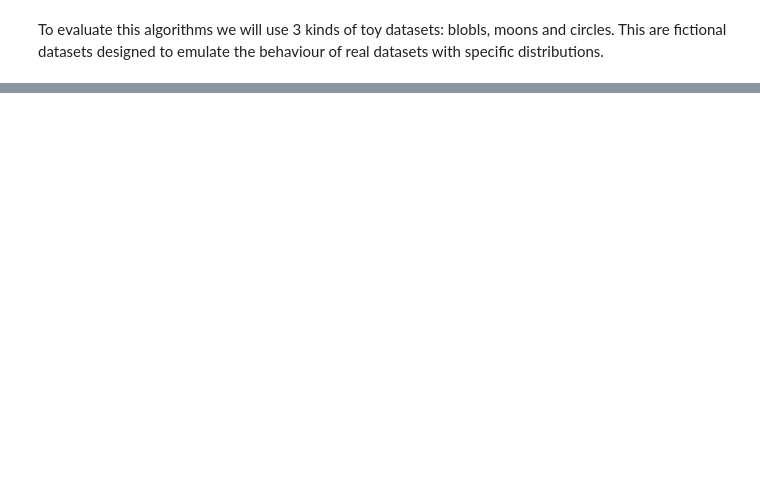
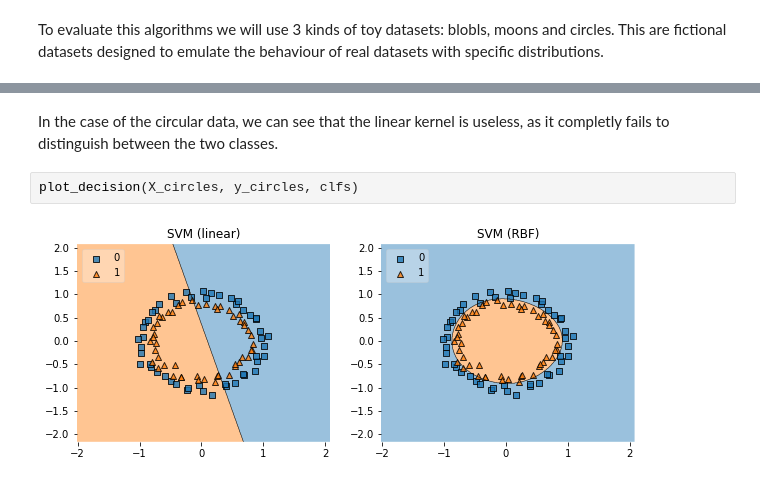
Before and after one commit to xaviersantos/dm, a Jupyter notebook: tpc4/tpc4.ipynb, the cells around one changed output, grey strips where cells are left out. Drawn from its saved outputs; the diff is of its cells as text; blank space fills up the shorter version.

```diff
--- a/tpc4/tpc4.ipynb
+++ b/tpc4/tpc4.ipynb
@@ -45,0 +95,6 @@ pyplot.show()
+# %% [markdown]
+In the case of the circular data, we can see that the linear kernel is useless, as it completly fails to distinguish between the two classes.
+# %%
+plot_decision(X_circles, y_circles, clfs)
+# %% [output]
+[figure, added]
```
Also changed, not shown: parts of 11 cells of this notebook.
